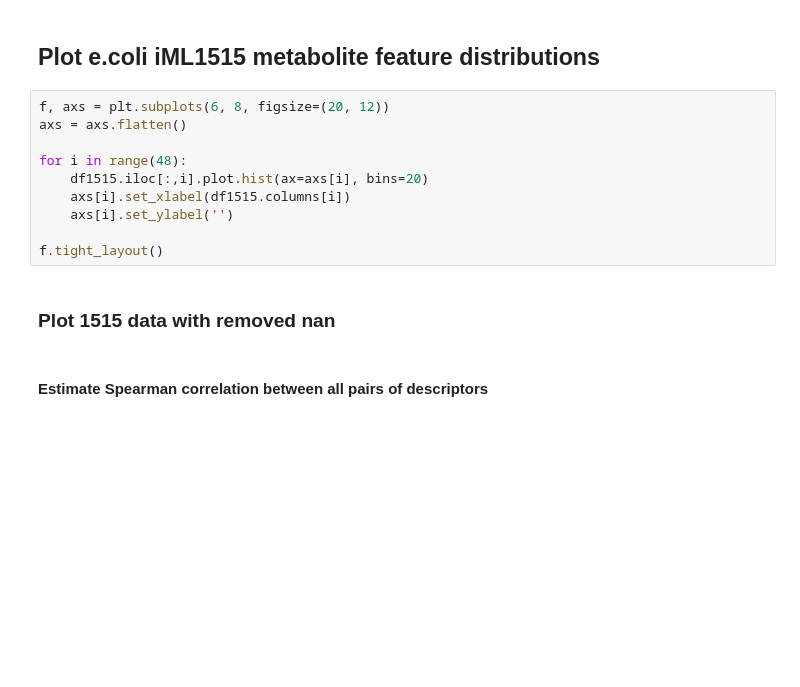
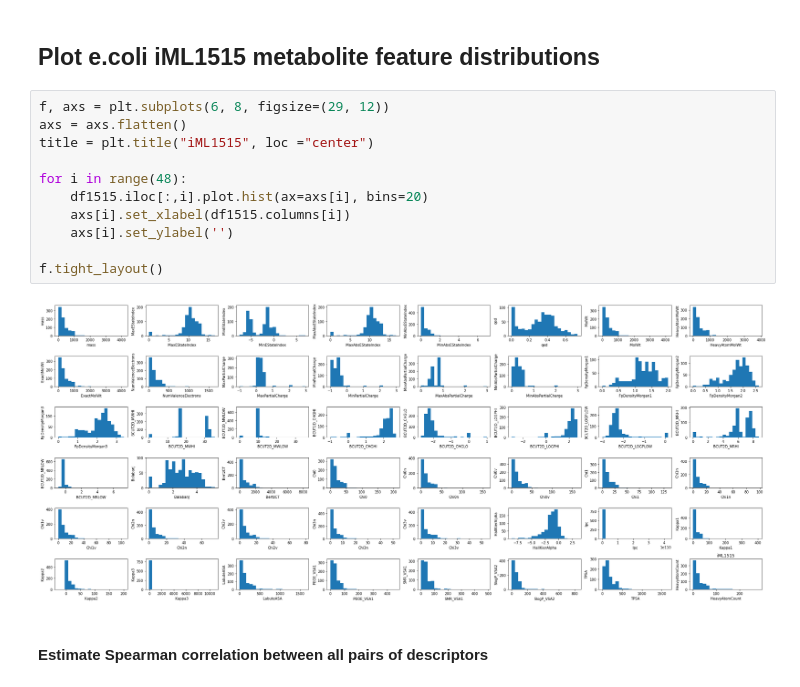
Before and after one commit to meidelien/Metabolic-network-layout-using-biochemical-coordinates, a Jupyter notebook: Notebooks/descriptors_analysis.ipynb, the cells around one changed output. Saved outputs shown, nothing was run; the diff lists cells and outputs as text; blank space fills up the shorter version.

```diff
--- a/Notebooks/descriptors_analysis.ipynb
+++ b/Notebooks/descriptors_analysis.ipynb
@@ -61,17 +63,18 @@ f.tight_layout()
 # %% [markdown]
 ## Plot e.coli iML1515 metabolite feature distributions
 # %%
-f, axs = plt.subplots(6, 8, figsize=(20, 12))
+f, axs = plt.subplots(6, 8, figsize=(29, 12))
 axs = axs.flatten()
+title = plt.title("iML1515", loc ="center")
 
 for i in range(48):
     df1515.iloc[:,i].plot.hist(ax=axs[i], bins=20)
     axs[i].set_xlabel(df1515.columns[i])
     axs[i].set_ylabel('')
 
 f.tight_layout()
+# %% [output]
+[figure, added]
-# %% [markdown]
-### Plot 1515 data with removed nan
 # %% [markdown]
 #### Estimate Spearman correlation between all pairs of descriptors
 # %%
```
Also changed, not shown: parts of 5 cells of this notebook, 1 other file.
